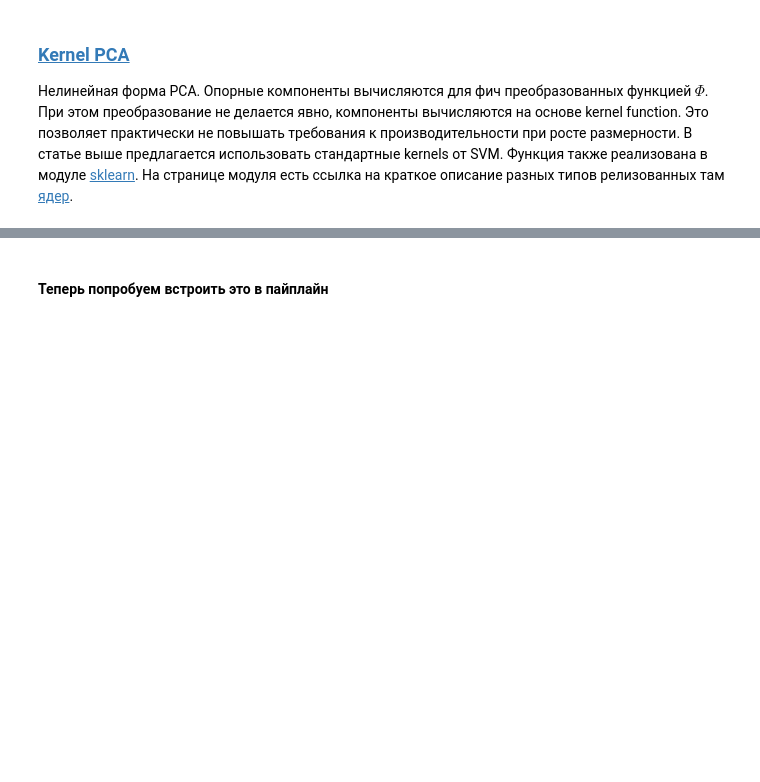
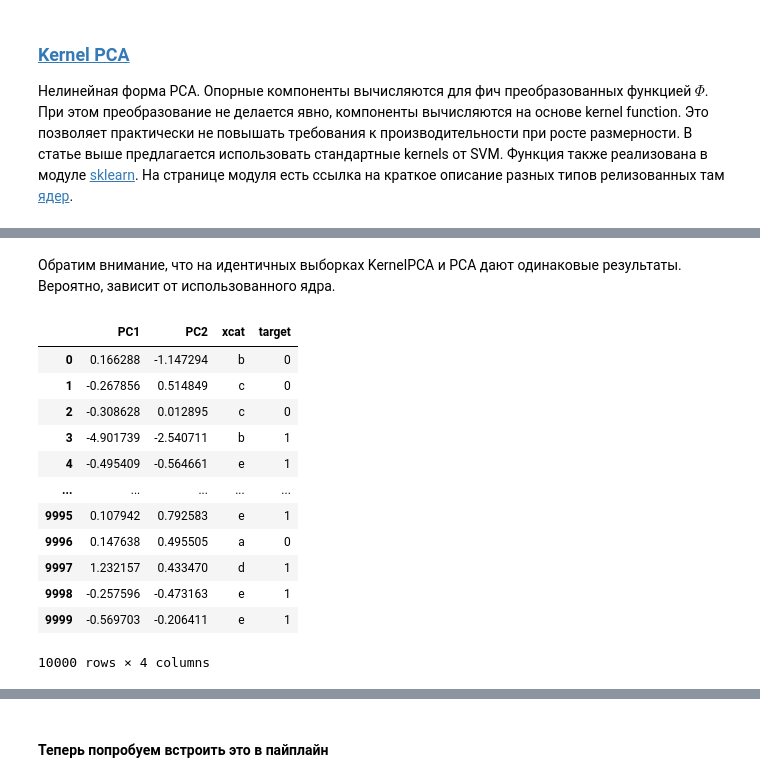
Before and after one commit to uasek/credit_scoring_project, a Jupyter notebook: scoring_model/feature_engineering.ipynb, the cells around one changed output, grey strips where cells are left out. Cells and saved outputs as stored; diff of their text form; code cells hidden in the pictures; blank space fills up the shorter version.

```diff
--- a/scoring_model/feature_engineering.ipynb
+++ b/scoring_model/feature_engineering.ipynb
@@ -130 +130,30 @@ PCAer.transform(test_df)
 10000 rows × 3 columns
+# %% [markdown]
+Обратим внимание, что на идентичных выборках KernelPCA и PCA дают одинаковые результаты. Вероятно, зависит от использованного ядра.
+# %%
+test_df = mvm.create_test_df(nans = False)
+# %%
+PCAer = mvm.teach_to_separate(sklearn.decomposition.PCA)
+PCAer = PCAer(categorical_variables = ["xcat", "target"], #параметр для отделения категориальных переменных, добавленный дочерним классом
+                     functionality = "PCA", #параметр, который определяет функциональность, добавленный дочерним классом. В данный момент imputer или PCA
+                     n_components = 2,  #сколько оставить компонентов; по дефолту - все
+                     whiten = False,      #отключаем whitening - декорреляцию фичей
+                     svd_solver = "full",#детали SVD преобразования, за подробностями см. доки
+                    )
+
+PCAer.fit(test_df)
+PCAer.transform(test_df)
+# %% [output]
+|  | PC1 | PC2 | xcat | target |
+| 0 | 0.166288 | -1.147294 | b | 0 |
+| 1 | -0.267856 | 0.514849 | c | 0 |
+| 2 | -0.308628 | 0.012895 | c | 0 |
+| 3 | -4.901739 | -2.540711 | b | 1 |
+| 4 | -0.495409 | -0.564661 | e | 1 |
+| ... | ... | ... | ... | ... |
+| 9995 | 0.107942 | 0.792583 | e | 1 |
+| 9996 | 0.147638 | 0.495505 | a | 0 |
+| 9997 | 1.232157 | 0.433470 | d | 1 |
+| 9998 | -0.257596 | -0.473163 | e | 1 |
+| 9999 | -0.569703 | -0.206411 | e | 1 |
+10000 rows × 4 columns
```
Also changed, not shown: parts of 11 cells of this notebook, 1 other file.
